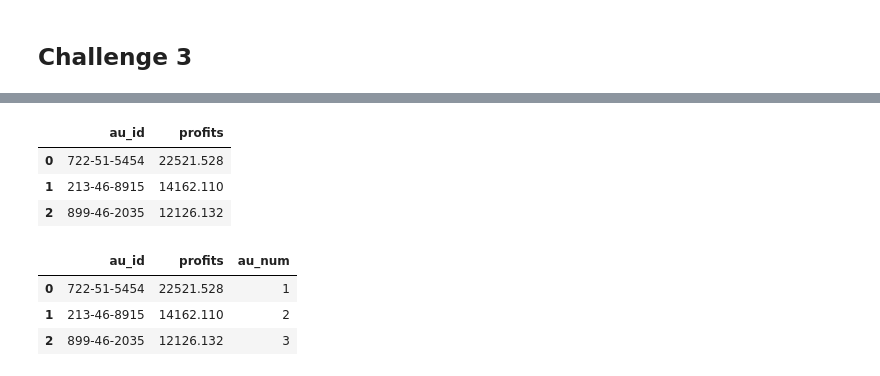
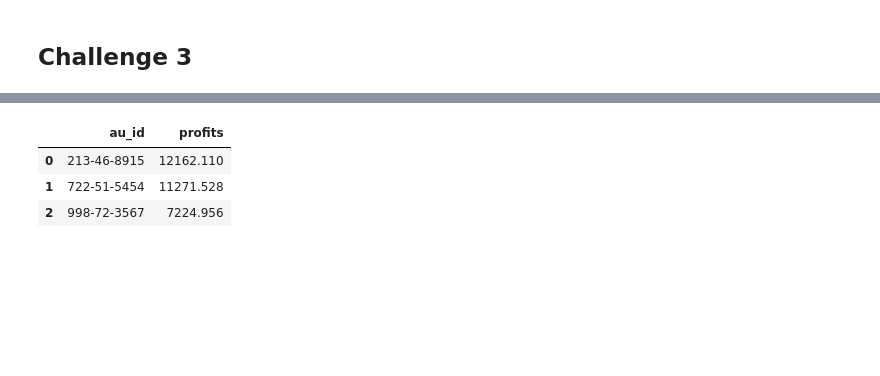
Before and after one commit to elvestevez/dataptmad0522_labs, a Jupyter notebook: module-1/advanced-mysql/myqueries.ipynb, the cells around one changed output, grey strips where cells are left out. Saved outputs shown, nothing was run; the diff lists cells and outputs as text; code cells hidden in the pictures; blank space fills up the shorter version.

```diff
--- a/module-1/advanced-mysql/myqueries.ipynb
+++ b/module-1/advanced-mysql/myqueries.ipynb
@@ -5,7 +5,7 @@ from sqlalchemy import inspect
 import pandas as pd
 # %%
 # Connection DB
-connectionDB = 'sqlite:///../../../datasets/publications.db'
+connectionDB = 'sqlite:///./datasets/publications.db'
 engineDB = create_engine(connectionDB)
 inspector_db = inspect(engineDB)
 # %%
@@ -258,68 +291,46 @@ df_challenge3
-# %%
-# * `au_id` - Author ID
-# * `profits` - The profits of the author aggregating the advances and royalties
-
-query_challenge3 = '''
-WITH TittleAuthor AS
-(
-SELECT t.title_id "Title ID", ta.au_id "Author ID",
-    t.advance * ta.royaltyper / 100 "Advance",
-    t.price * s.qty * t.royalty / 100 * ta.royaltyper / 100 "Royalty"
-FROM titleauthor ta
-    INNER JOIN titles t ON t.title_id = ta.title_id
-    INNER JOIN sales s ON s.title_id = t.title_id
-),
-PerTittleAuthor AS
-(
-SELECT "Title ID", "Author ID",
-    SUM("Advance") "Advance TitleAuthor",
-    SUM("Royalty") "Royalty TitleAuthor"
-FROM TittleAuthor
-GROUP BY "Title ID", "Author ID"
-)
-SELECT "Author ID" au_id, SUM("Advance TitleAuthor") + SUM("Royalty TitleAuthor") profits
-FROM PerTittleAuthor
-GROUP BY "Author ID"
-ORDER BY profits DESC
-LIMIT 3
-'''
-
-df_challenge3 = pd.read_sql_query(query_challenge3, engineDB)
-df_challenge3
-# %% [output]
-|  | au_id | profits |
-| 0 | 722-51-5454 | 22521.528 |
-| 1 | 213-46-8915 | 14162.110 |
-| 2 | 899-46-2035 | 12126.132 |
 # %%
 # * `au_id` - Author ID
 # * `profits` - The profits of the author aggregating the advances and royalties
 
 query_challenge3 = '''
-WITH au_profits AS
+WITH Title_Au_Roy AS
 (
-SELECT ta.au_id au_id,
-    SUM(t.advance * ta.royaltyper / 100) + SUM(t.price * s.qty * t.royalty / 100 * ta.royaltyper / 100) profits
+SELECT ta.au_id "Author ID",
+    SUM(t.price * s.qty * t.royalty / 100 * ta.royaltyper / 100) "Royalty"
 FROM titleauthor ta
     INNER JOIN titles t ON t.title_id = ta.title_id
     INNER JOIN sales s ON s.title_id = t.title_id
 GROUP BY ta.au_id
-ORDER BY profits DESC
+),
+Title_Au_Adv AS
+(
+SELECT ta.au_id "Author ID",
+    SUM(t.advance * ta.royaltyper / 100) "Advance"
+FROM titleauthor ta
+    INNER JOIN titles t ON t.title_id = ta.title_id
+GROUP BY ta.au_id
+),
+au_profits AS
+(
+SELECT tar."Author ID", "Royalty" + "Advance" "Profits"
+FROM Title_Au_Roy tar
+    INNER JOIN Title_Au_Adv taa ON tar."Author ID" = taa."Author ID"
+ORDER BY Profits DESC
 ),
 order_au_profits AS
 (
-SELECT au_id, profits,
+SELECT "Author ID", "Profits",
     ROW_NUMBER() OVER() au_num
 FROM au_profits
 )
-SELECT * FROM order_au_profits
+SELECT "Author ID" au_id, "Profits" profits FROM order_au_profits
 WHERE order_au_profits.au_num <= 3
 '''
 
 df_challenge3 = pd.read_sql_query(query_challenge3, engineDB)
 df_challenge3
 # %% [output]
-|  | au_id | profits | au_num |
-| 0 | 722-51-5454 | 22521.528 | 1 |
-| 1 | 213-46-8915 | 14162.110 | 2 |
-| 2 | 899-46-2035 | 12126.132 | 3 |
+|  | au_id | profits |
+| 0 | 213-46-8915 | 12162.110 |
+| 1 | 722-51-5454 | 11271.528 |
+| 2 | 998-72-3567 | 7224.956 |
```
Also changed, not shown: parts of 8 cells of this notebook, 2 other files.
